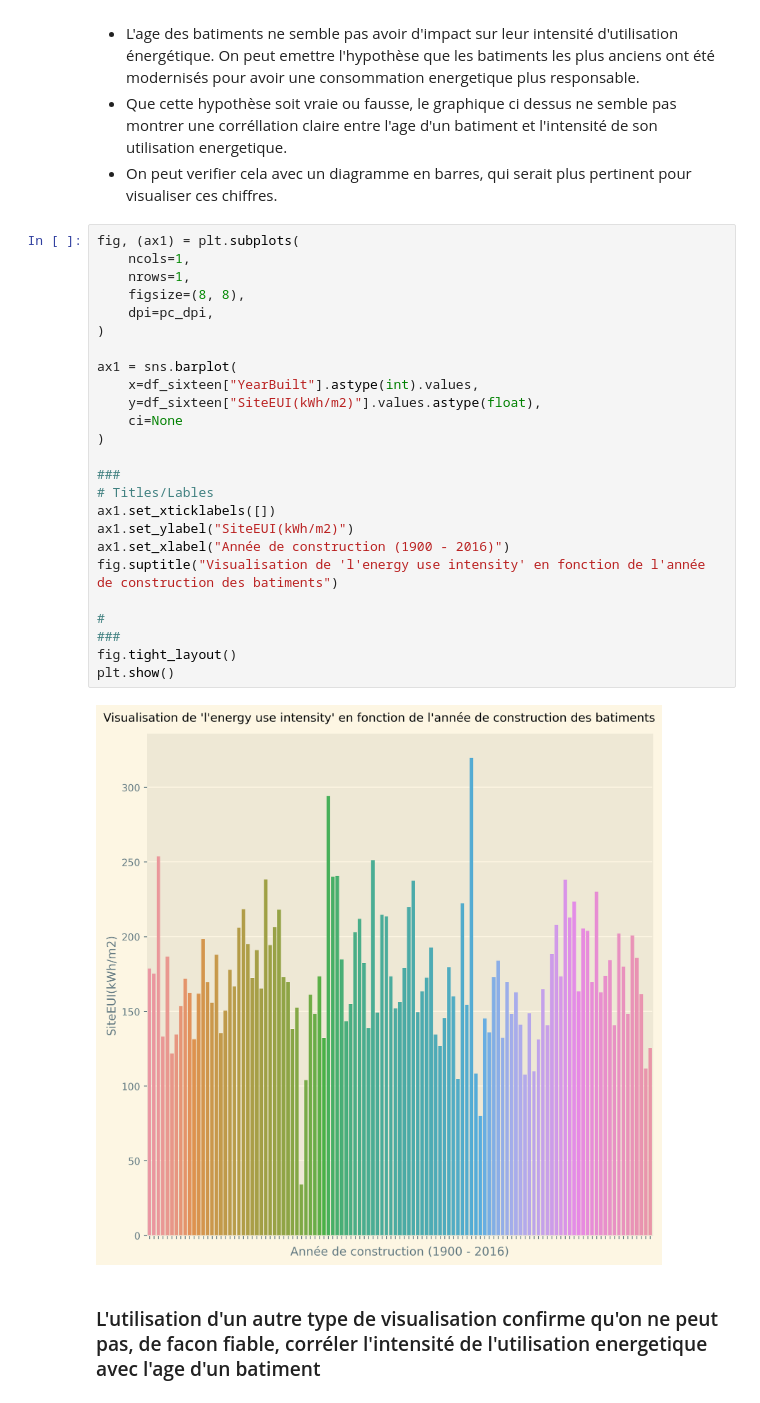
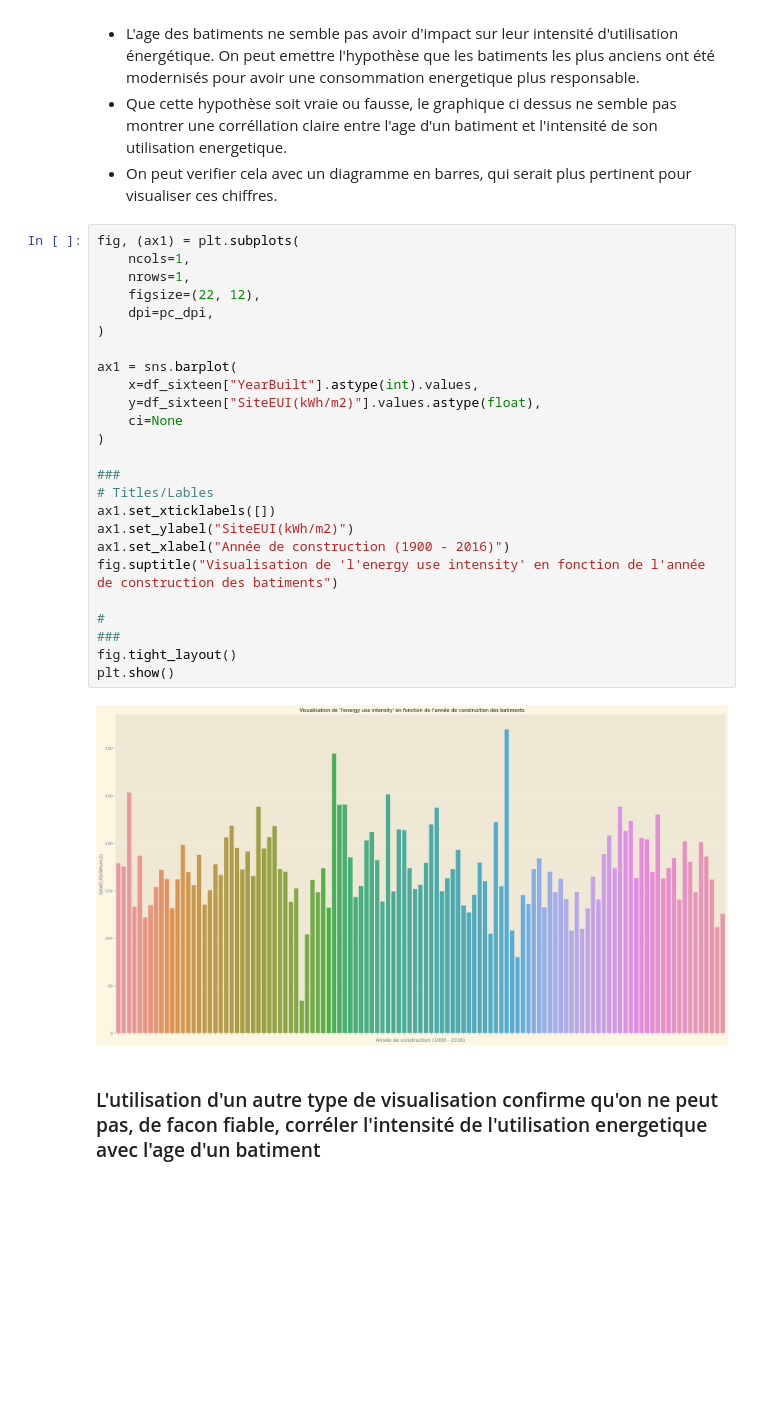
Before and after one commit to Psemp/ds_p4, a Jupyter notebook: first_look.ipynb, the cells around one changed output. Saved outputs shown, nothing was run; the diff lists cells and outputs as text; blank space fills up the shorter version.

```diff
--- a/first_look.ipynb
+++ b/first_look.ipynb
@@ -377,30 +354,30 @@ plt.show()
 # %%
 fig, (ax1) = plt.subplots(
     ncols=1,
     nrows=1,
-    figsize=(8, 8),
+    figsize=(22, 12),
     dpi=pc_dpi,
 )
 
 ax1 = sns.barplot(
     x=df_sixteen["YearBuilt"].astype(int).values,
     y=df_sixteen["SiteEUI(kWh/m2)"].values.astype(float),
     ci=None
 )
 
 ###
 # Titles/Lables
 ax1.set_xticklabels([])
 ax1.set_ylabel("SiteEUI(kWh/m2)")
 ax1.set_xlabel("Année de construction (1900 - 2016)")
 fig.suptitle("Visualisation de 'l'energy use intensity' en fonction de l'année de construction des batiments")
 
 #
 ###
 fig.tight_layout()
 plt.show()
 # %% [output]
-[figure, old version]
+[figure, new version]
 # %% [markdown]
 ### L'utilisation d'un autre type de visualisation confirme qu'on ne peut pas, de facon fiable, corréler l'intensité de l'utilisation energetique avec l'age d'un batiment
 # %% [markdown]
```
Also changed, not shown: parts of 25 cells of this notebook, 1 other file.
